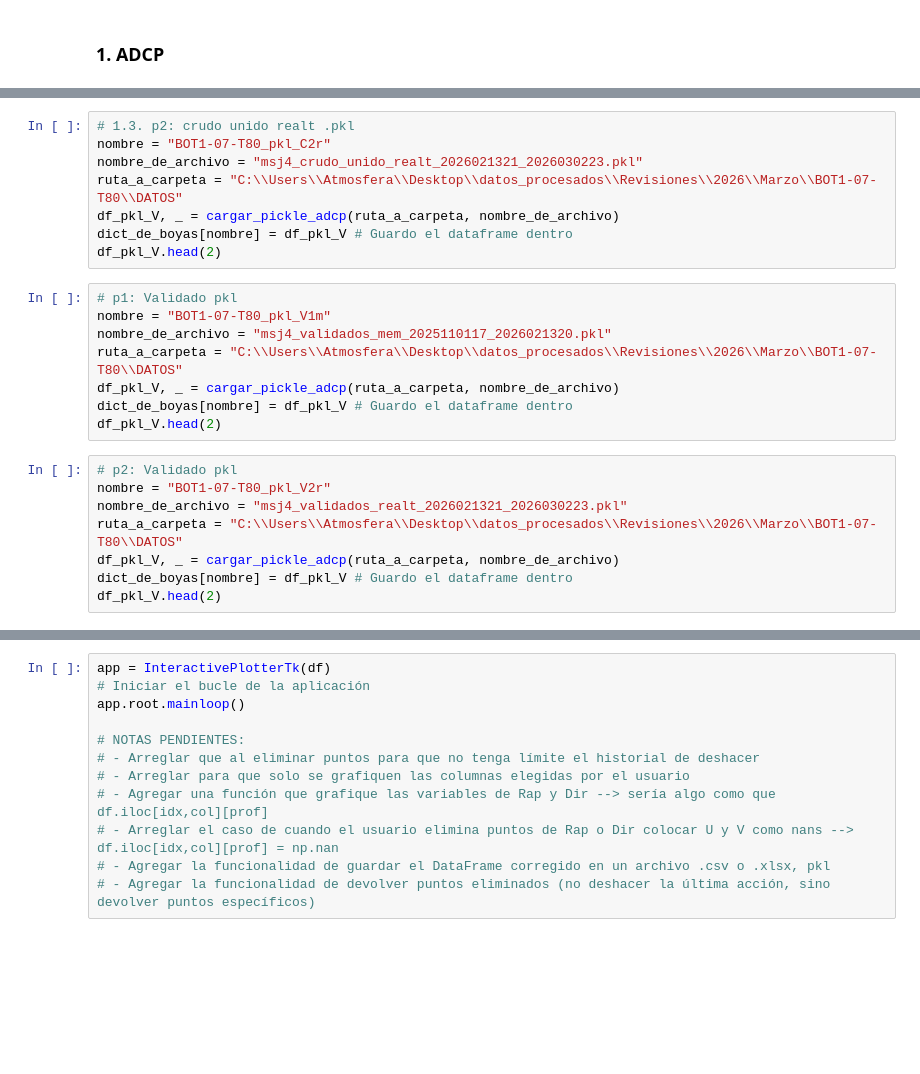
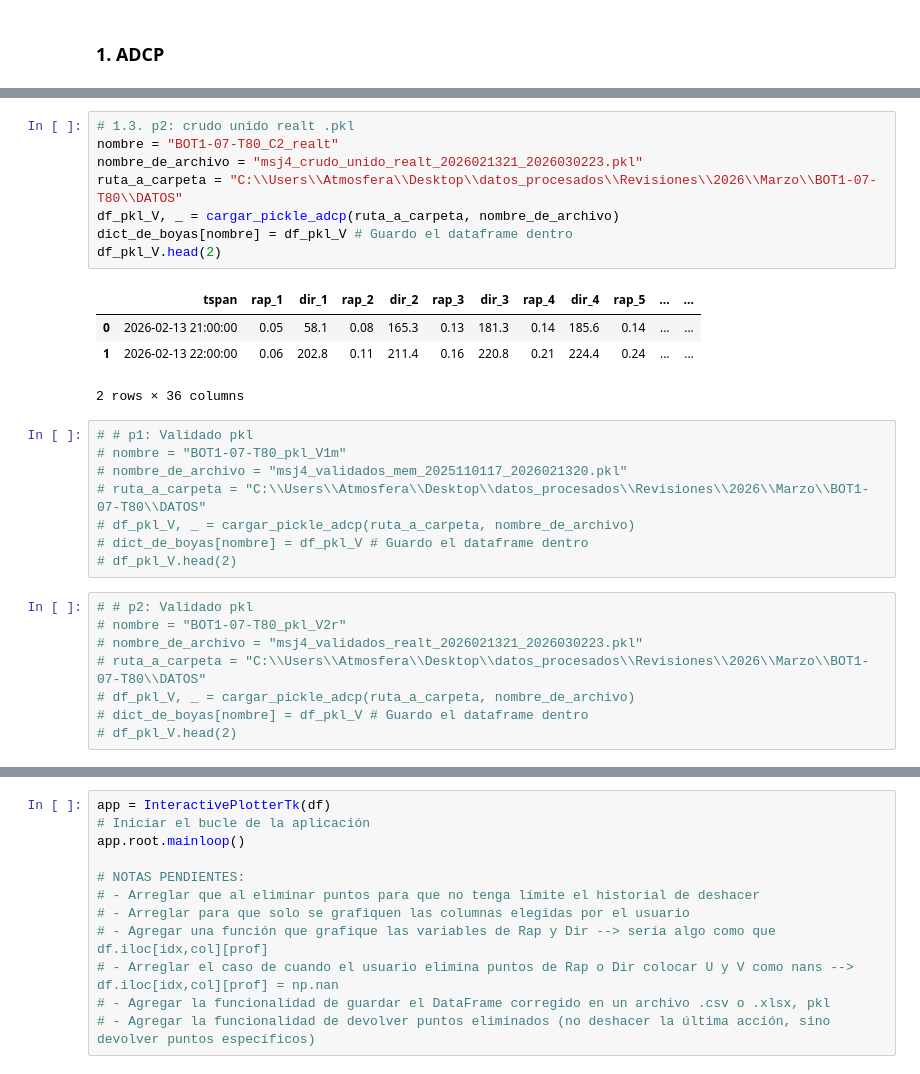
Before and after one commit to Fernandojbf123/time_series_editor_tkinter, a Jupyter notebook: revisiones/202603/corr_BOT1_07_T80.ipynb, the cells around one changed output, grey strips where cells are left out. Saved outputs shown, nothing was run; the diff lists cells and outputs as text; blank space fills up the shorter version.

```diff
--- a/revisiones/202603/corr_BOT1_07_T80.ipynb
+++ b/revisiones/202603/corr_BOT1_07_T80.ipynb
@@ -82,27 +103,32 @@ df_pkl_C.tail(2)
 # %%
 # 1.3. p2: crudo unido realt .pkl
-nombre = "BOT1-07-T80_pkl_C2r"
+nombre = "BOT1-07-T80_C2_realt"
 nombre_de_archivo = "msj4_crudo_unido_realt_2026021321_2026030223.pkl"
 ruta_a_carpeta = "C:\\Users\\Atmosfera\\Desktop\\datos_procesados\\Revisiones\\2026\\Marzo\\BOT1-07-T80\\DATOS"
 df_pkl_V, _ = cargar_pickle_adcp(ruta_a_carpeta, nombre_de_archivo)
 dict_de_boyas[nombre] = df_pkl_V # Guardo el dataframe dentro
 df_pkl_V.head(2)
+# %% [output]
+|  | tspan | rap_1 | dir_1 | rap_2 | dir_2 | rap_3 | dir_3 | rap_4 | dir_4 | rap_5 | ... | ... |
+| 0 | 2026-02-13 21:00:00 | 0.05 | 58.1 | 0.08 | 165.3 | 0.13 | 181.3 | 0.14 | 185.6 | 0.14 | ... | ... |
+| 1 | 2026-02-13 22:00:00 | 0.06 | 202.8 | 0.11 | 211.4 | 0.16 | 220.8 | 0.21 | 224.4 | 0.24 | ... | ... |
+2 rows × 36 columns
 # %%
-# p1: Validado pkl
-nombre = "BOT1-07-T80_pkl_V1m"
-nombre_de_archivo = "msj4_validados_mem_2025110117_2026021320.pkl"
-ruta_a_carpeta = "C:\\Users\\Atmosfera\\Desktop\\datos_procesados\\Revisiones\\2026\\Marzo\\BOT1-07-T80\\DATOS"
-df_pkl_V, _ = cargar_pickle_adcp(ruta_a_carpeta, nombre_de_archivo)
-dict_de_boyas[nombre] = df_pkl_V # Guardo el dataframe dentro
-df_pkl_V.head(2)
+# # p1: Validado pkl
+# nombre = "BOT1-07-T80_pkl_V1m"
+# nombre_de_archivo = "msj4_validados_mem_2025110117_2026021320.pkl"
+# ruta_a_carpeta = "C:\\Users\\Atmosfera\\Desktop\\datos_procesados\\Revisiones\\2026\\Marzo\\BOT1-07-T80\\DATOS"
+# df_pkl_V, _ = cargar_pickle_adcp(ruta_a_carpeta, nombre_de_archivo)
+# dict_de_boyas[nombre] = df_pkl_V # Guardo el dataframe dentro
+# df_pkl_V.head(2)
 # %%
-# p2: Validado pkl
-nombre = "BOT1-07-T80_pkl_V2r"
-nombre_de_archivo = "msj4_validados_realt_2026021321_2026030223.pkl"
-ruta_a_carpeta = "C:\\Users\\Atmosfera\\Desktop\\datos_procesados\\Revisiones\\2026\\Marzo\\BOT1-07-T80\\DATOS"
-df_pkl_V, _ = cargar_pickle_adcp(ruta_a_carpeta, nombre_de_archivo)
-dict_de_boyas[nombre] = df_pkl_V # Guardo el dataframe dentro
-df_pkl_V.head(2)
+# # p2: Validado pkl
+# nombre = "BOT1-07-T80_pkl_V2r"
+# nombre_de_archivo = "msj4_validados_realt_2026021321_2026030223.pkl"
+# ruta_a_carpeta = "C:\\Users\\Atmosfera\\Desktop\\datos_procesados\\Revisiones\\2026\\Marzo\\BOT1-07-T80\\DATOS"
+# df_pkl_V, _ = cargar_pickle_adcp(ruta_a_carpeta, nombre_de_archivo)
+# dict_de_boyas[nombre] = df_pkl_V # Guardo el dataframe dentro
+# df_pkl_V.head(2)
 # %%
 # 1.4. Cargar NETCDF de corrientes
 nombre = "BOT1-07-T80_NC1"
```
Also changed, not shown: parts of 11 cells of this notebook, 38 other files.
